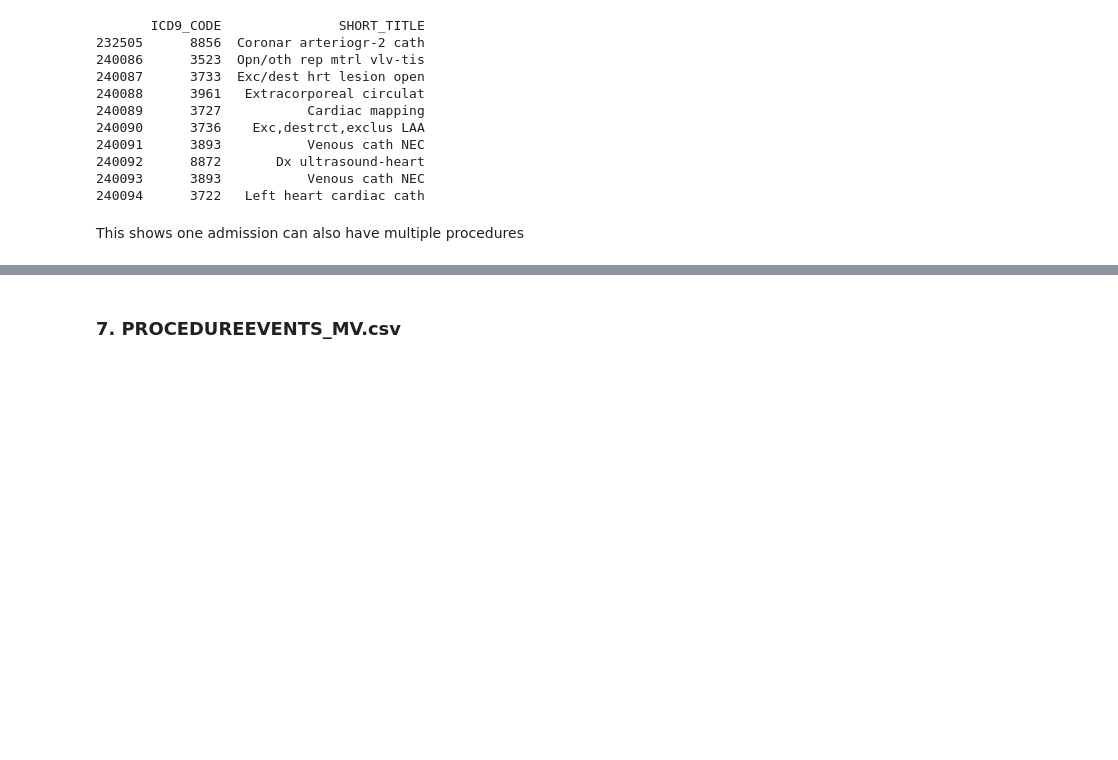
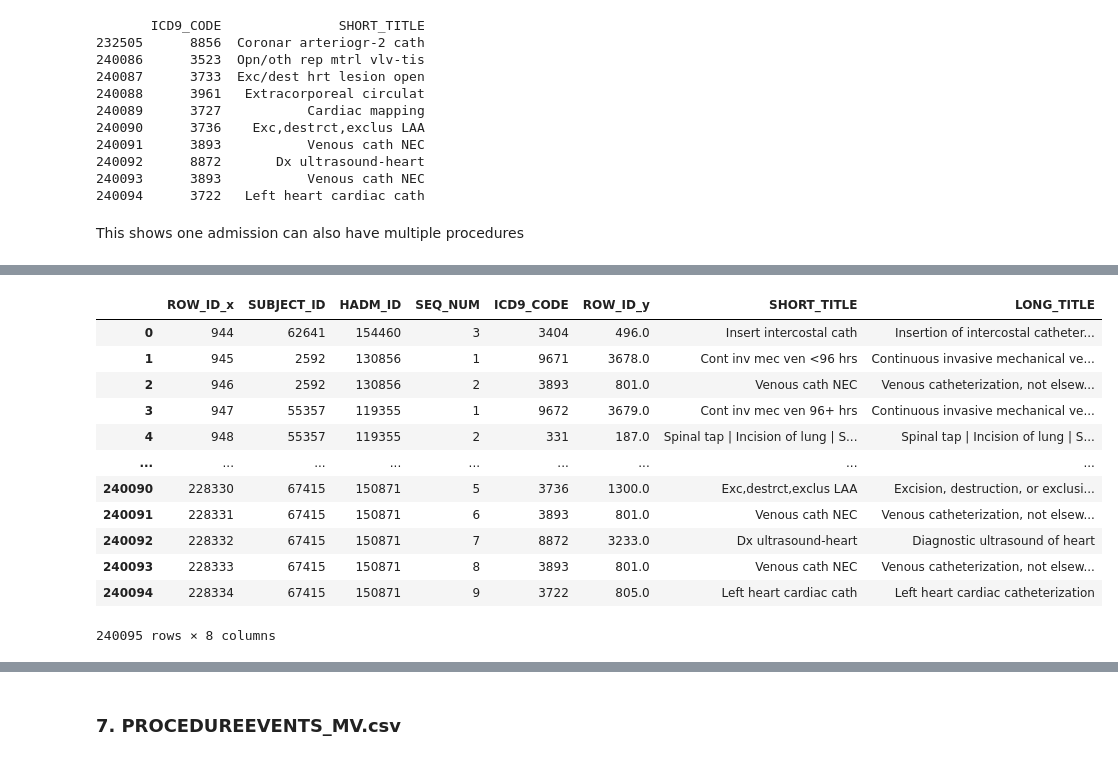
Before and after one commit to jiaminho/RPH-HAC-Prediction, a Jupyter notebook: HAC_EDA.ipynb, the cells around one changed output, grey strips where cells are left out. Cells and saved outputs as stored; diff of their text form; code cells hidden in the pictures; blank space fills up the shorter version.

```diff
--- a/HAC_EDA.ipynb
+++ b/HAC_EDA.ipynb
@@ -804,0 +902,41 @@ This shows one admission can also have multiple procedures
+# %%
+def combine_procedures(d_icd_procedures):
+    # Combine the descriptions for the same ICD code
+    d_icd_procedures['SHORT_TITLE'] = d_icd_procedures.groupby('ICD9_CODE')['SHORT_TITLE'].transform(lambda x: ' | '.join(x))
+    d_icd_procedures['LONG_TITLE'] = d_icd_procedures.groupby('ICD9_CODE')['LONG_TITLE'].transform(lambda x: ' | '.join(x))
+
+    # Drop duplicated rows based on ICD9_CODE, keeping the first occurrence
+    procedure_icd_cleaned = d_icd_procedures.drop_duplicates(subset='ICD9_CODE', keep='first')
+
+    return procedure_icd_cleaned
+
+def merge_procedure_names(procedures_icd, procedure_icd_cleaned):
+    # Copy the DataFrame to avoid modifying the original data
+    procedure_icd_cleaned = procedure_icd_cleaned.copy()
+
+    # Convert the ICD9_CODE columns to string data type
+    procedure_icd_cleaned['ICD9_CODE'] = procedure_icd_cleaned['ICD9_CODE'].astype(str)
+    procedures_icd['ICD9_CODE'] = procedures_icd['ICD9_CODE'].astype(str)
+
+    # Merge procedure with procedure_icd using a left merge
+    procedure_merged = pd.merge(procedures_icd, procedure_icd_cleaned, on='ICD9_CODE', how='left')
+
+    return procedure_merged
+
+cleaned_proced_icd = combine_procedures(d_icd_procedures)
+proced_icd = merge_procedure_names(procedures_icd, cleaned_proced_icd)
+proced_icd
+# %% [output]
+|  | ROW_ID_x | SUBJECT_ID | HADM_ID | SEQ_NUM | ICD9_CODE | ROW_ID_y | SHORT_TITLE | LONG_TITLE |
+| 0 | 944 | 62641 | 154460 | 3 | 3404 | 496.0 | Insert intercostal cath | Insertion of intercostal catheter... |
+| 1 | 945 | 2592 | 130856 | 1 | 9671 | 3678.0 | Cont inv mec ven <96 hrs | Continuous invasive mechanical ve... |
+| 2 | 946 | 2592 | 130856 | 2 | 3893 | 801.0 | Venous cath NEC | Venous catheterization, not elsew... |
+| 3 | 947 | 55357 | 119355 | 1 | 9672 | 3679.0 | Cont inv mec ven 96+ hrs | Continuous invasive mechanical ve... |
+| 4 | 948 | 55357 | 119355 | 2 | 331 | 187.0 | Spinal tap | Incision of lung | S... | Spinal tap | Incision of lung | S... |
+| ... | ... | ... | ... | ... | ... | ... | ... | ... |
+| 240090 | 228330 | 67415 | 150871 | 5 | 3736 | 1300.0 | Exc,destrct,exclus LAA | Excision, destruction, or exclusi... |
+| 240091 | 228331 | 67415 | 150871 | 6 | 3893 | 801.0 | Venous cath NEC | Venous catheterization, not elsew... |
+| 240092 | 228332 | 67415 | 150871 | 7 | 8872 | 3233.0 | Dx ultrasound-heart | Diagnostic ultrasound of heart |
+| 240093 | 228333 | 67415 | 150871 | 8 | 3893 | 801.0 | Venous cath NEC | Venous catheterization, not elsew... |
+| 240094 | 228334 | 67415 | 150871 | 9 | 3722 | 805.0 | Left heart cardiac cath | Left heart cardiac catheterization |
+240095 rows × 8 columns
```
Also changed, not shown: parts of 40 cells of this notebook.
